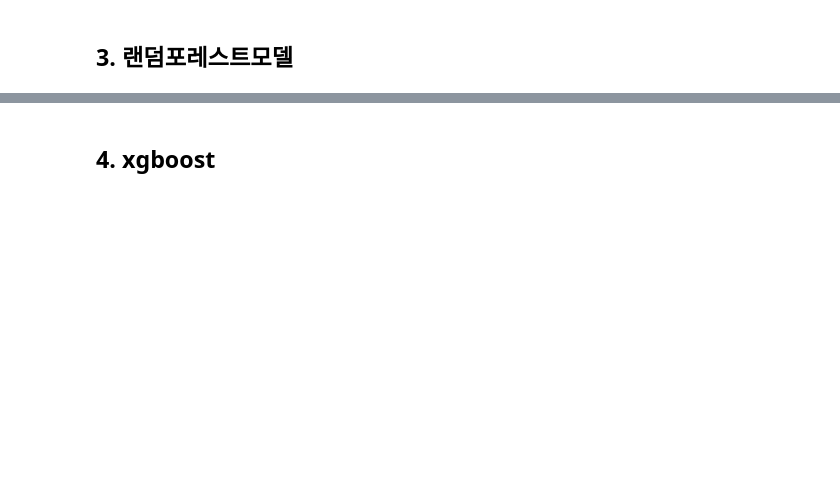
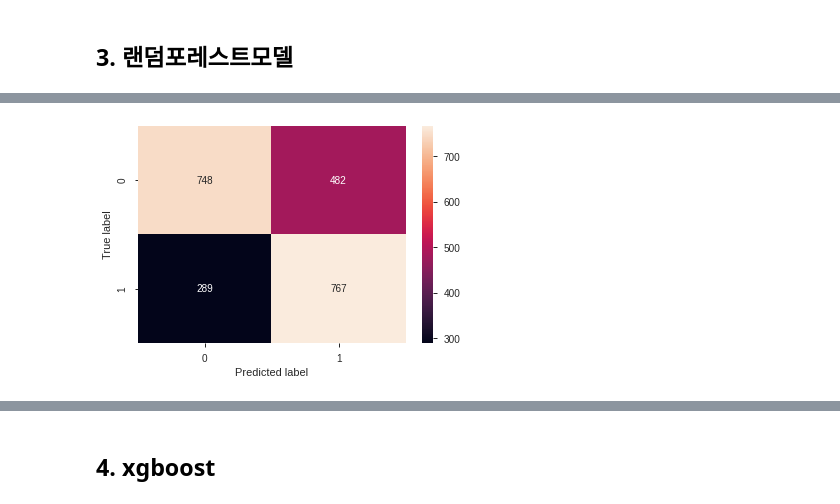
Before and after one commit to sseyonafre/Project, a Jupyter notebook: sprint2/AI_14_고세희_Section2.ipynb, the cells around one changed output, grey strips where cells are left out. Cells and saved outputs as stored; diff of their text form; code cells hidden in the pictures; blank space fills up the shorter version.

```diff
--- a/sprint2/AI_14_고세희_Section2.ipynb
+++ b/sprint2/AI_14_고세희_Section2.ipynb
@@ -649,13 +683,12 @@ plt.show()
 # %% [markdown]
 ## **3. 랜덤포레스트모델**
 # %%
-pipe_rf = make_pipeline(
-    RandomForestClassifier(n_jobs=-1, random_state=10, oob_score=True)
-)
+model_rf = RandomForestClassifier(n_jobs=-1, random_state=10, oob_score=True)
+
 
 k = 3
 
-scores = cross_val_score(pipe_rf, X_train, y_train, cv=k,
+scores = cross_val_score(model_rf, X_train, y_train, cv=k,
                          scoring='roc_auc')
 print(f'auc for {k} folds:', scores)
 print(f'교차검증 auc 평균:',scores.mean())
@@ -662,5 +698,5 @@ print(f'교차검증 auc 평균:',scores.mean())
 # %%
-pipe_rf.fit(X_train,y_train);
+model_rf.fit(X_train,y_train);
 # %%
-y_pred = pipe_rf.predict(X_val)
+y_pred = model_rf.predict(X_val)
 print(classification_report(y_pred, y_val))
@@ -670,16 +715,15 @@ import seaborn as sns
 
 
 def plot_confusion_matrix(model, X_val, y_val):
-    if isinstance(model, RandomForestClassifier):
-        y_pred = model.predict(X_val, iteration_range=(0, model.best_iteration))
-    else:
-        y_pred = model.predict(X_val)
+    y_pred = model.predict(X_val)
     cm = confusion_matrix(y_val, y_pred)
     sns.heatmap(cm, annot=True, fmt="g")
     plt.xlabel("Predicted label")
     plt.ylabel("True label")
     plt.show()
 # %%
-plot_confusion_matrix(pipe_rf, X_val, y_val) #애초에 모델이 balanced 모델이어서 괜찮은듯!!!
+plot_confusion_matrix(model_rf, X_val, y_val) #애초에 모델이 balanced 모델이어서 괜찮은듯!!!
+# %% [output]
+[figure, added]
 # %%
 #MDI 특성중요도 .항상 양수값, 각 변수가 split 될 때 불순도 감소분의 평균을 중요도로 정의
```
Also changed, not shown: parts of 49 cells of this notebook.
